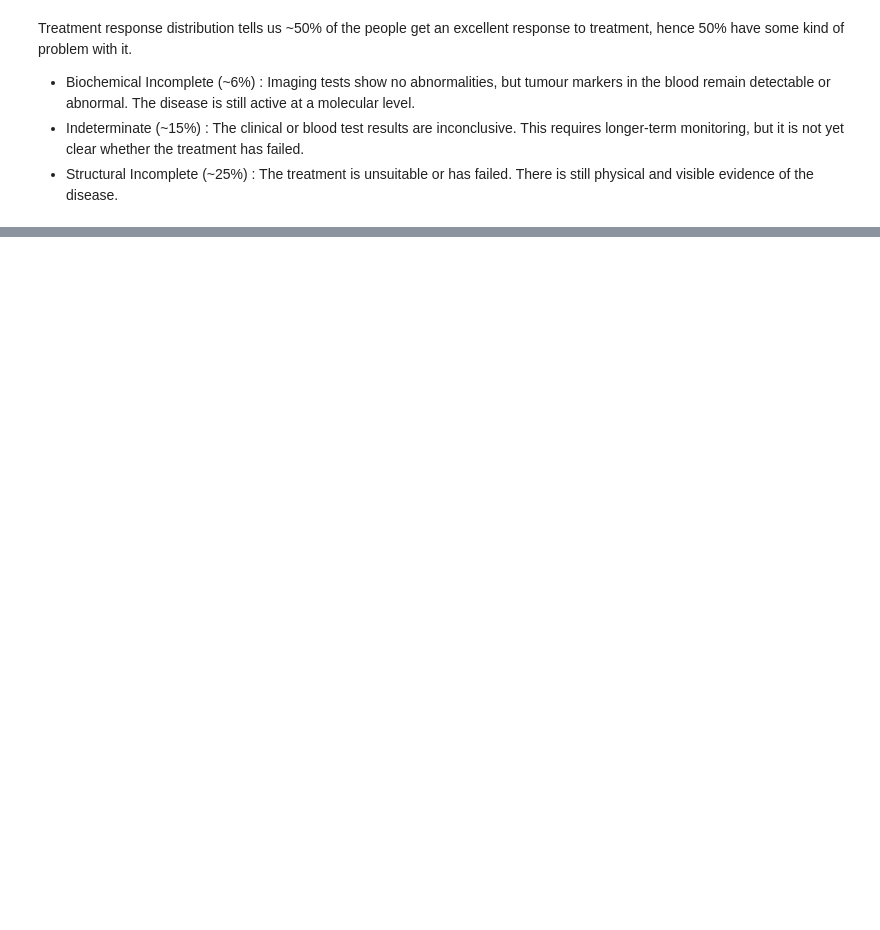
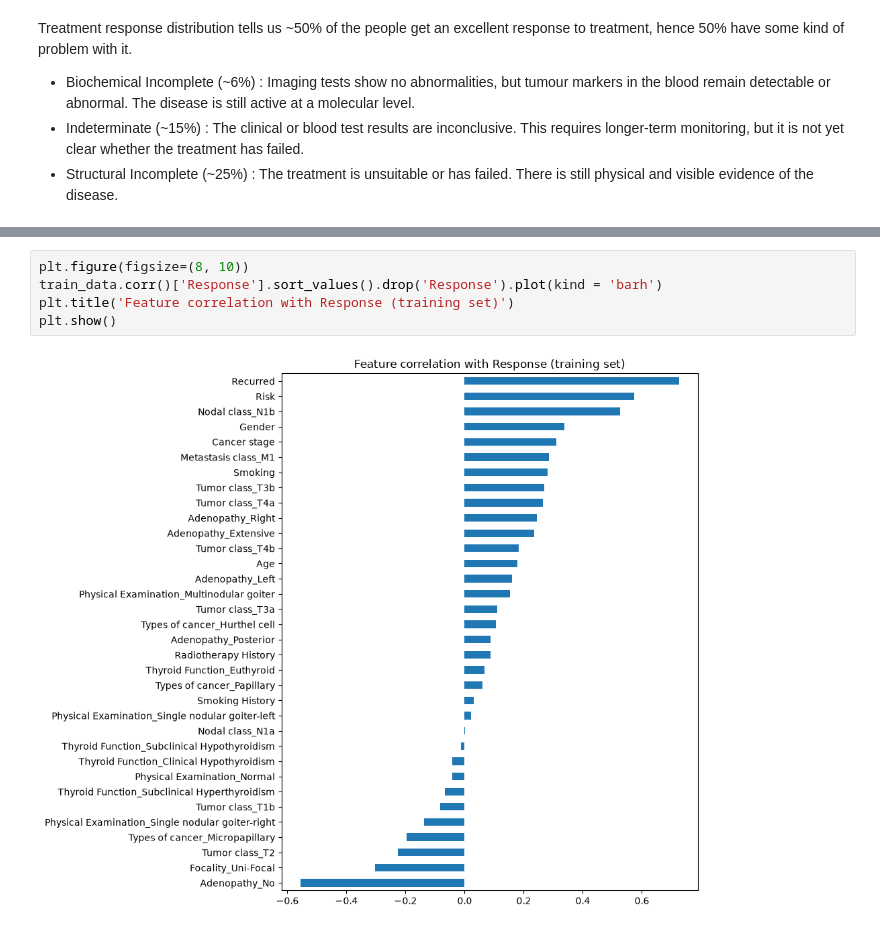
Before and after one commit to asdrz/thyroid-cancer-classification, a Jupyter notebook: main.ipynb, the cells around one changed output, grey strips where cells are left out. Saved outputs shown, nothing was run; the diff lists cells and outputs as text; blank space fills up the shorter version.

```diff
--- a/main.ipynb
+++ b/main.ipynb
@@ -235,0 +231,7 @@ sns.boxplot(data=df, x='Cancer stage', y='Age', hue = 'Cancer stage', palette='S
+# %%
+plt.figure(figsize=(8, 10))
+train_data.corr()['Response'].sort_values().drop('Response').plot(kind = 'barh')
+plt.title('Feature correlation with Response (training set)')
+plt.show()
+# %% [output]
+[figure, added]
```
Also changed, not shown: parts of 20 cells of this notebook.
